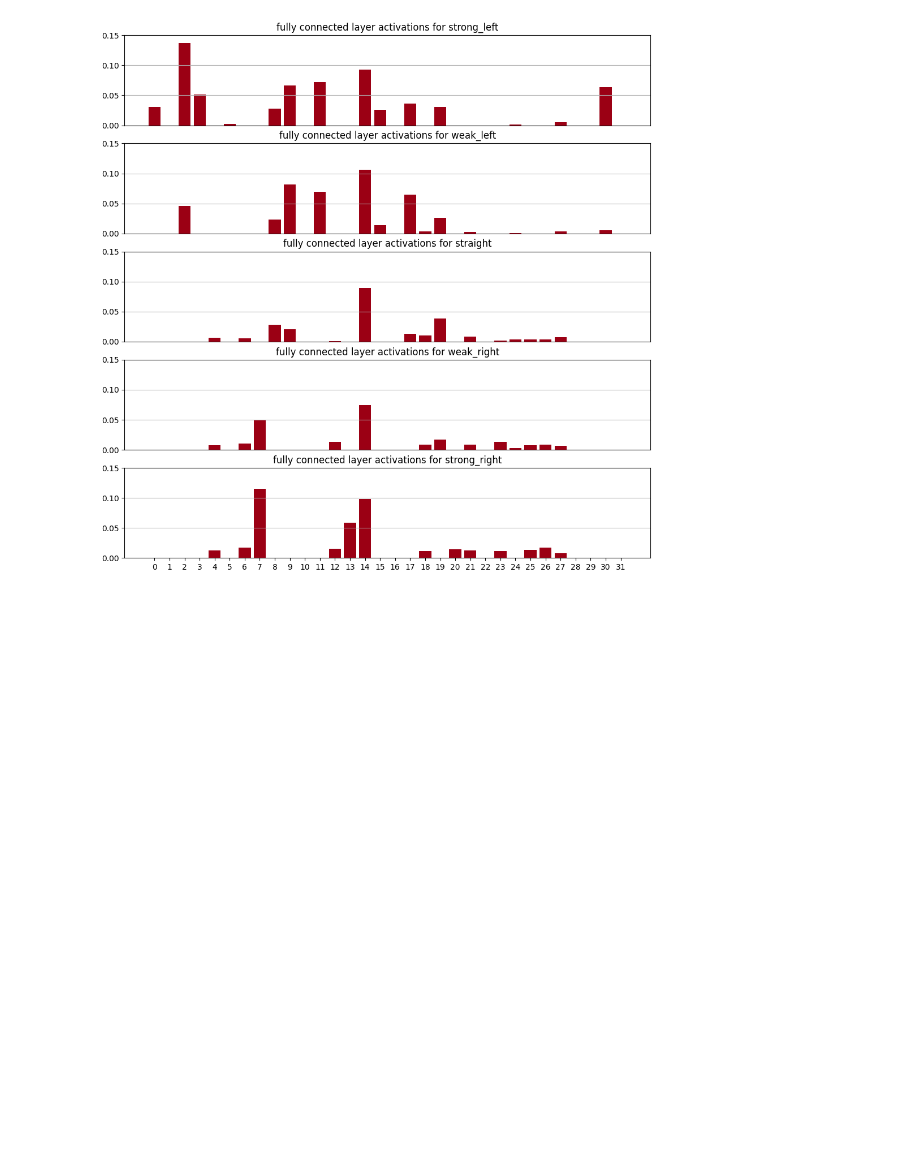
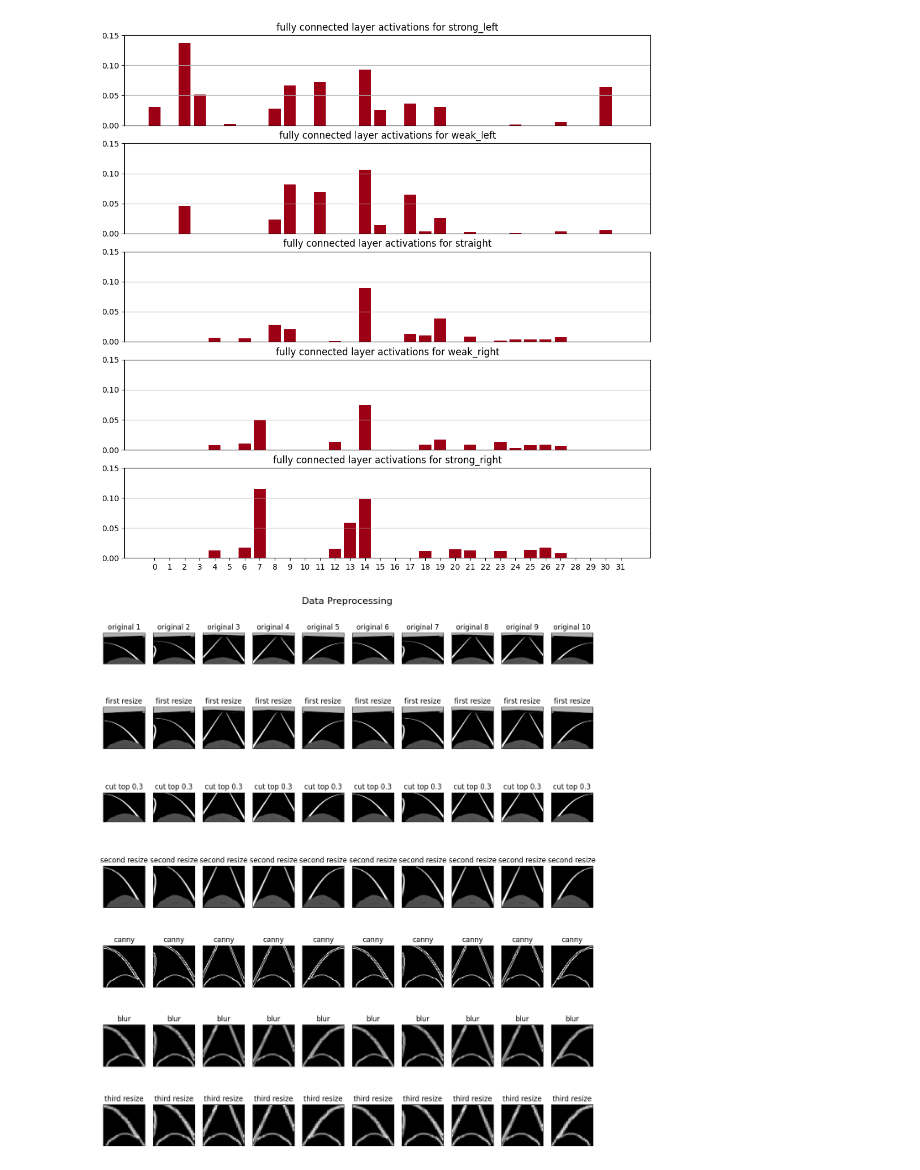
Before and after one commit to matgrand/bfmc_2022, a Jupyter notebook: thesis_images.ipynb, the cells around one changed output. Saved outputs shown, nothing was run; the diff lists cells and outputs as text; code cells hidden in the pictures; blank space fills up the shorter version.

```diff
--- a/thesis_images.ipynb
+++ b/thesis_images.ipynb
@@ -672,3 +707,95 @@ plt.show()
 [figure]
 [figure]
 [figure]
+# %%
+#DATA PREPROCESSING STEPS
+
+#load images
+img_strong_left = cv.imread('tmp/random/strong_left.png', cv.IMREAD_GRAYSCALE)
+img_weak_left = cv.imread('tmp/random/weak_left.png', cv.IMREAD_GRAYSCALE)
+img_straight = cv.imread('tmp/random/straight.png', cv.IMREAD_GRAYSCALE)
+img_weak_right = cv.imread('tmp/random/weak_right.png', cv.IMREAD_GRAYSCALE)
+img_strong_right = cv.imread('tmp/random/strong_right.png', cv.IMREAD_GRAYSCALE)
+sim_img_strong_left = cv.imread('tmp/random/sim_strong_left.png', cv.IMREAD_GRAYSCALE)
+sim_img_weak_left = cv.imread('tmp/random/sim_weak_left.png', cv.IMREAD_GRAYSCALE)
+sim_img_straight = cv.imread('tmp/random/sim_straight.png', cv.IMREAD_GRAYSCALE)
+sim_img_weak_right = cv.imread('tmp/random/sim_weak_right.png', cv.IMREAD_GRAYSCALE)
+sim_img_strong_right = cv.imread('tmp/random/sim_strong_right.png', cv.IMREAD_GRAYSCALE)
+
+
+imgs = [img_strong_left, img_weak_left, img_straight, img_weak_right, img_strong_right, sim_img_strong_left, sim_img_weak_left, sim_img_straight, sim_img_weak_right, sim_img_strong_right]
+
+STEPS = 7
+
+fig, ax = plt.subplots(STEPS, 10, figsize=(12, STEPS*2))
+#set title for entire figure
+fig.suptitle('Data Preprocessing', fontsize=16)
+
+#ORIGINAL IMAGES
+
+for i, img in enumerate(imgs):
+    ax[0,i].imshow(img, cmap='gray')
+    ax[0,i].set_xticks([])
+    ax[0,i].set_yticks([])
+    ax[0,i].set_title(f'original {i+1}')
+
+#RESIZE STEP
+
+for i, img in enumerate(imgs):
+    img = cv.resize(img, (4*32, 4*32))
+    ax[1,i].imshow(img, cmap='gray')
+    ax[1,i].set_xticks([])
+    ax[1,i].set_yticks([])
+    ax[1,i].set_title(f'first resize')
+    imgs[i] = img
+
+#CUT TOP PART
+keep_bottom = 0.7
+for i, img in enumerate(imgs):
+    img = img[int(img.shape[0]*(1-keep_bottom)):,:]
+    ax[2,i].imshow(img, cmap='gray')
+    ax[2,i].set_xticks([])
+    ax[2,i].set_yticks([])
+    ax[2,i].set_title(f'cut top 0.3')
+    imgs[i] = img
+
+#SECOND RESIZE
+for i, img in enumerate(imgs):
+    img = cv.resize(img, (2*32, 2*32))
+    ax[3,i].imshow(img, cmap='gray')
+    ax[3,i].set_xticks([])
+    ax[3,i].set_yticks([])
+    ax[3,i].set_title(f'second resize')
+    imgs[i] = img
+
+#CANNY
+for i, img in enumerate(imgs):
+    img = cv.Canny(img, 100, 200)
+    ax[4,i].imshow(img, cmap='gray')
+    ax[4,i].set_xticks([])
+    ax[4,i].set_yticks([])
+    ax[4,i].set_title(f'canny')
+    imgs[i] = img
+
+#BLUR
+for i, img in enumerate(imgs):
+    img = cv.blur(img, (3,3), 0)
+    ax[5,i].imshow(img, cmap='gray')
+    ax[5,i].set_xticks([])
+    ax[5,i].set_yticks([])
+    ax[5,i].set_title(f'blur')
+    imgs[i] = img
+
+#THIRD RESIZE
+for i, img in enumerate(imgs):
+    img = cv.resize(img, (32, 32))
+    ax[6,i].imshow(img, cmap='gray')
+    ax[6,i].set_xticks([])
+    ax[6,i].set_yticks([])
+    ax[6,i].set_title(f'third resize')
+    imgs[i] = img
+
+plt.tight_layout()
+plt.show()
+# %% [output]
+[figure, added]
```
Also changed, not shown: parts of 3 cells of this notebook.
